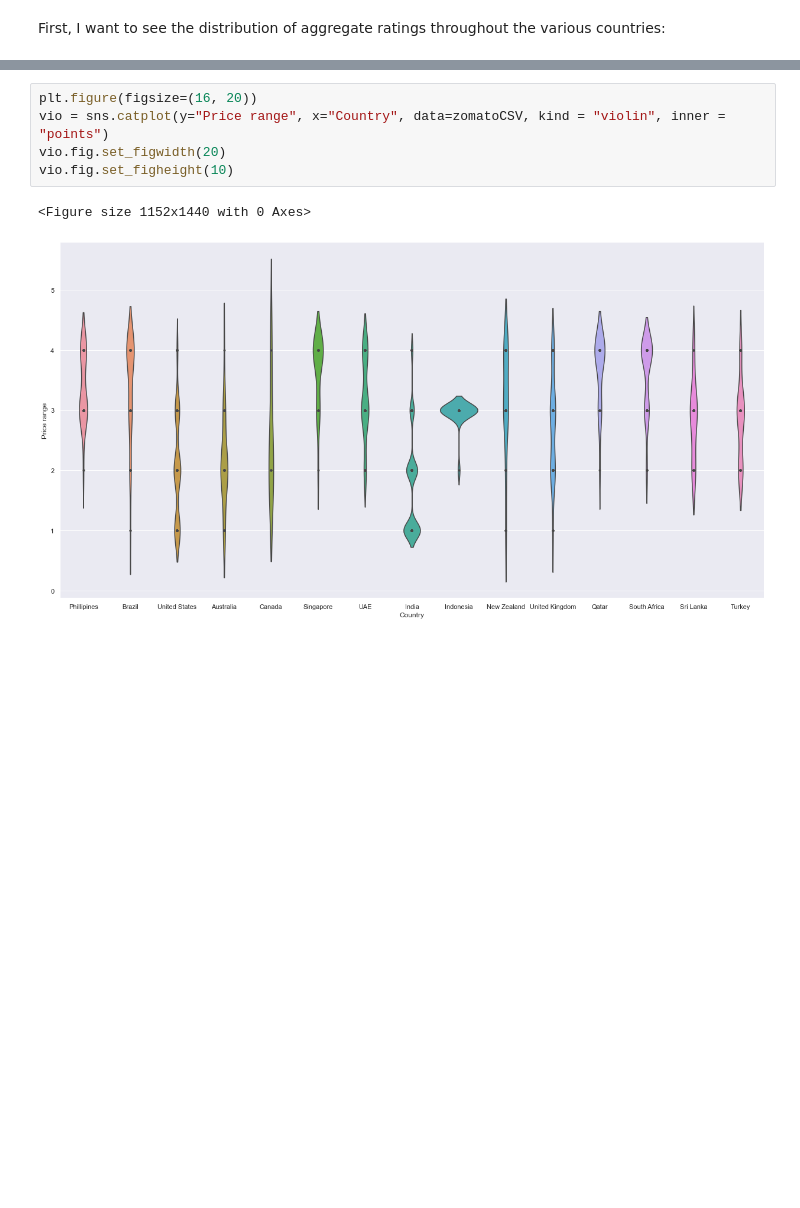
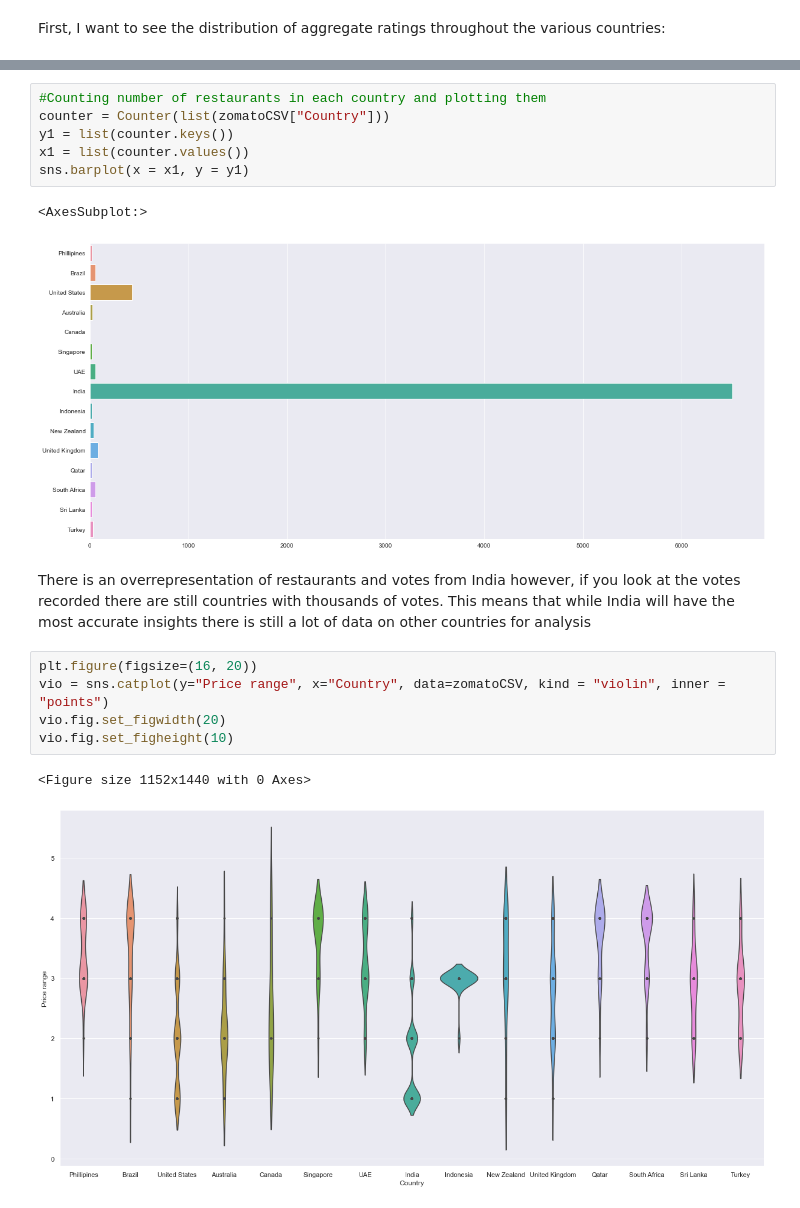
Before and after one commit to data301-2021-winter1/group28-project, a Jupyter notebook: notebooks/analysis1.ipynb, the cells around one changed output, grey strips where cells are left out. Cells and saved outputs as stored; diff of their text form; blank space fills up the shorter version.

Commit message:
Began work on Task4: started analysis of part one of research question

```diff
--- a/notebooks/analysis1.ipynb
+++ b/notebooks/analysis1.ipynb
@@ -167,3 +204,14 @@ For the majority of the countries the sample size for votes is good. However, in
+# %%
+#Counting number of restaurants in each country and plotting them
+counter = Counter(list(zomatoCSV["Country"]))
+y1 = list(counter.keys())
+x1 = list(counter.values())
+sns.barplot(x = x1, y = y1)
+# %% [output]
+<AxesSubplot:>
+[figure, added]
+# %% [markdown]
+There is an overrepresentation of restaurants and votes from India however, if you look at the votes recorded there are still countries with thousands of votes. This means that while India will have the most accurate insights there is still a lot of data on other countries for analysis
 # %%
 plt.figure(figsize=(16, 20))
 vio = sns.catplot(y="Price range", x="Country", data=zomatoCSV, kind = "violin", inner = "points")
```
Also changed, not shown: parts of 23 cells of this notebook.
